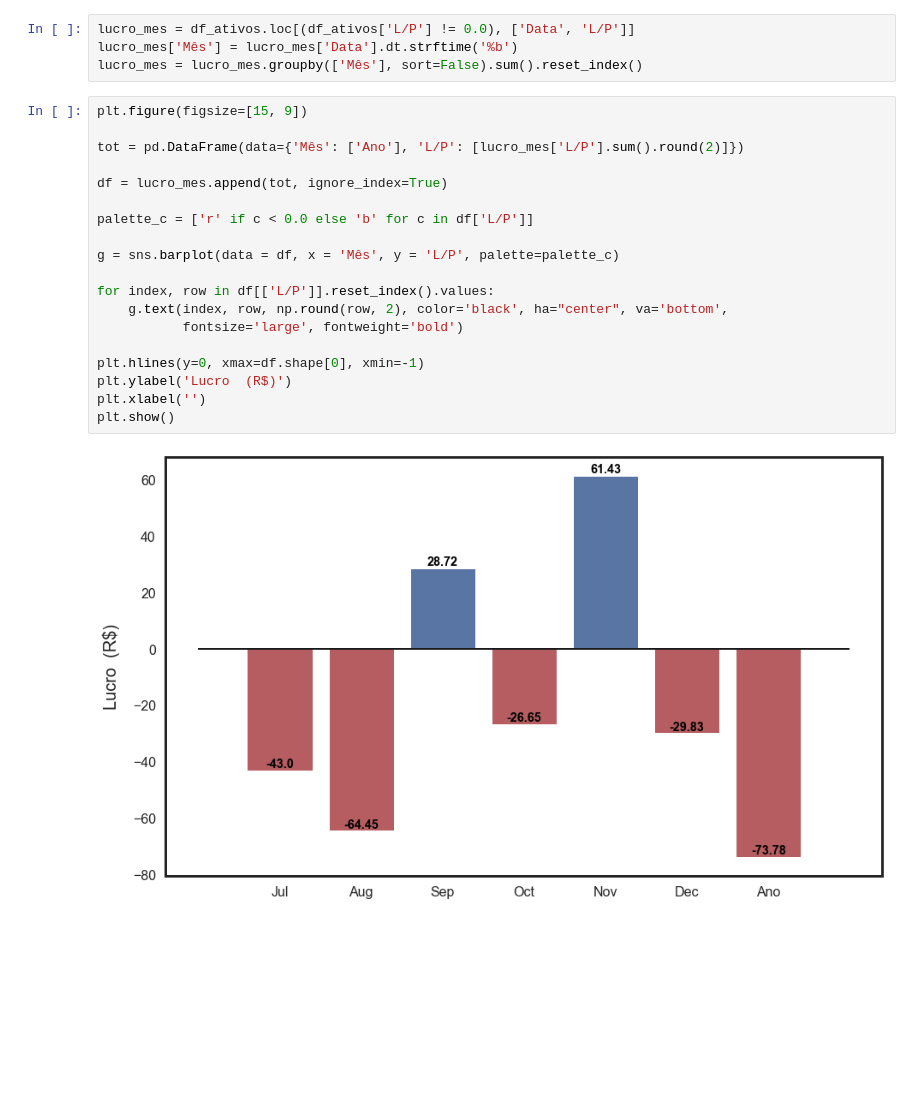
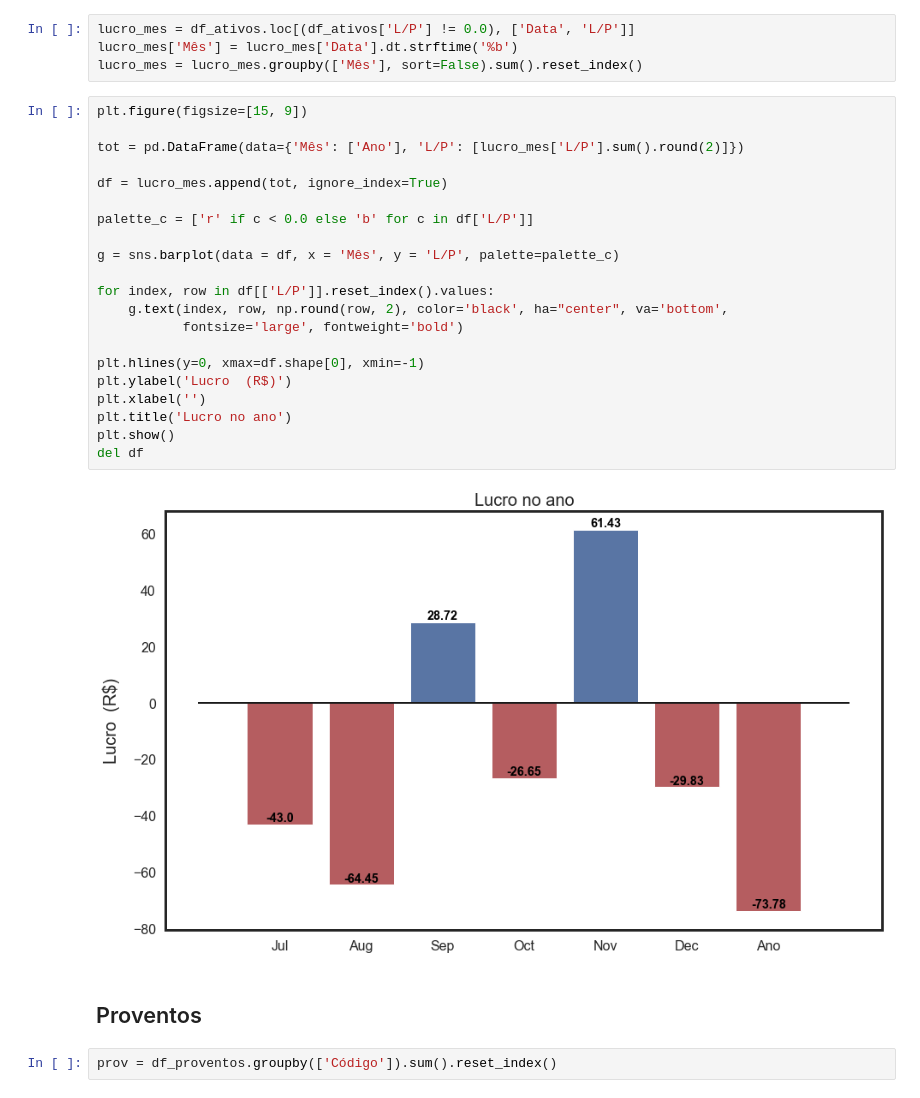
Before and after one commit to RGivisiez/controle-B3, a Jupyter notebook: Acompanhamento das ações.ipynb, the cells around one changed output. Drawn from its saved outputs; the diff is of its cells as text; blank space fills up the shorter version.

Commit message:
Adicionei os proventos nas visualizações.

```diff
--- a/Acompanhamento das ações.ipynb
+++ b/Acompanhamento das ações.ipynb
@@ -279,21 +290,27 @@ lucro_mes = lucro_mes.groupby(['Mês'], sort=False).sum().reset_index()
 # %%
 plt.figure(figsize=[15, 9])
 
 tot = pd.DataFrame(data={'Mês': ['Ano'], 'L/P': [lucro_mes['L/P'].sum().round(2)]})
 
 df = lucro_mes.append(tot, ignore_index=True)
 
 palette_c = ['r' if c < 0.0 else 'b' for c in df['L/P']]
 
 g = sns.barplot(data = df, x = 'Mês', y = 'L/P', palette=palette_c)
 
 for index, row in df[['L/P']].reset_index().values:
     g.text(index, row, np.round(row, 2), color='black', ha="center", va='bottom',
            fontsize='large', fontweight='bold')
 
 plt.hlines(y=0, xmax=df.shape[0], xmin=-1)
 plt.ylabel('Lucro  (R$)')
 plt.xlabel('')
+plt.title('Lucro no ano')
 plt.show()
+del df
 # %% [output]
-[figure, old version]
+[figure, new version]
+# %% [markdown]
+## Proventos
+# %%
+prov = df_proventos.groupby(['Código']).sum().reset_index()
```
Also changed, not shown: parts of 5 cells of this notebook, 1 other file.
